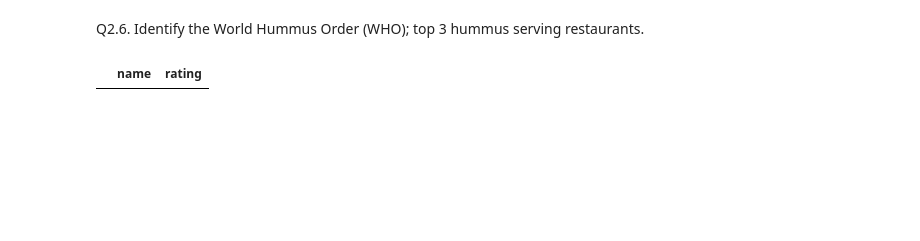
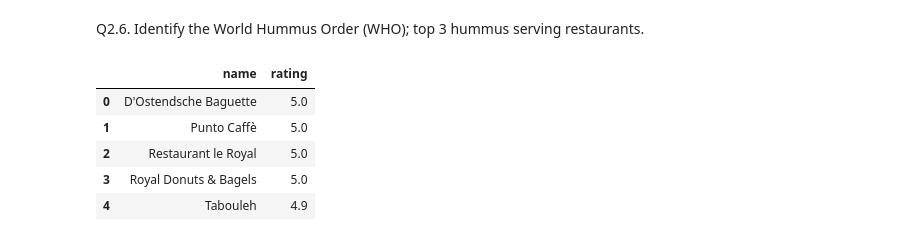
Before and after one commit to lefmannetje/Project-SQL, a Jupyter notebook: code-space/adheeba.ipynb, the cells around one changed output. Cells and saved outputs as stored; diff of their text form; code cells hidden in the pictures; blank space fills up the shorter version.

Commit message:
Adding the map html and finished all query

```diff
--- a/code-space/adheeba.ipynb
+++ b/code-space/adheeba.ipynb
@@ -160,29 +160,34 @@ m
 # %% [markdown]
 Q2.6. Identify the World Hummus Order (WHO); top 3 hummus serving restaurants.
 # %%
-query3 = """SELECT DISTINCT id, name, category, rating
+query3 = """SELECT DISTINCT id, name, rating FROM (SELECT DISTINCT restaurants.id, restaurants.name, menu_items.name as menu, restaurants.rating
             FROM restaurants
-            WHERE category LIKE '%Hummus%' OR
-            category LIKE '%hommus%'
+            JOIN menu_items ON restaurants.id == menu_items.restaurant_id
+            WHERE menu_items.name LIKE '%Hummus%'
 
             UNION
-            SELECT DISTINCT restaurants.id AS id, restaurants.title AS name,  categories.category, restaurants.rating__rating_value AS rating
-            FROM db3.restaurants
-            JOIN db3.restaurant_to_categories AS categories ON restaurants.id == categories.restaurant_id
-            WHERE categories.category LIKE '%Hummus%' OR categories.category LIKE '%hommus%'
+            SELECT DISTINCT restaurants.primarySlug AS id, restaurants.name, menuItems.name, restaurants.ratings AS rating
+            FROM db2.menuItems
+            JOIN db2.restaurants ON menuItems.primarySlug == restaurants.primarySlug
+            WHERE menuItems.name LIKE '%Hummus%'
 
             UNION
-            SELECT DISTINCT restaurants.primarySlug AS id, restaurants.name, categories.name, restaurants.ratings AS rating
-            FROM db2.categories
-            JOIN db2.categories_restaurants ON categories.restaurant_id == categories_restaurants.restaurant_id
-            JOIN db2.restaurants ON categories.restaurant_id == restaurants.primarySlug
-            WHERE categories.name LIKE '%Hummus%' OR
-            categories.name LIKE '%hommus%'
-            ORDER BY rating DESC LIMIT 10
+            SELECT DISTINCT restaurants.id AS id, restaurants.title AS name,  menu_items.name, restaurants.rating__rating_value AS rating
+            FROM db3.restaurants
+            JOIN db3.menu_items ON restaurants.id == menu_items.restaurant_id
+            WHERE menu_items.name LIKE '%Hummus%')
+            WHERE rating IS NOT NULL
+            ORDER BY rating DESC
+            LIMIT 5
             ;
             """
 
 df_hummus = pd.read_sql_query(query3, conn)
 df_hummus[['name', 'rating']]
 # %% [output]
 |  | name | rating |
+| 0 | D'Ostendsche Baguette | 5.0 |
+| 1 | Punto Caffè | 5.0 |
+| 2 | Restaurant le Royal | 5.0 |
+| 3 | Royal Donuts & Bagels | 5.0 |
+| 4 | Tabouleh | 4.9 |
```
Also changed, not shown: parts of 3 cells of this notebook, 1 other file.
